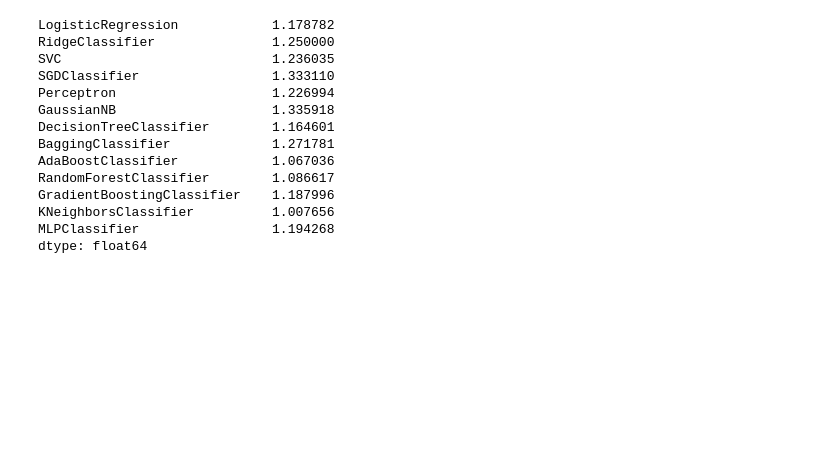
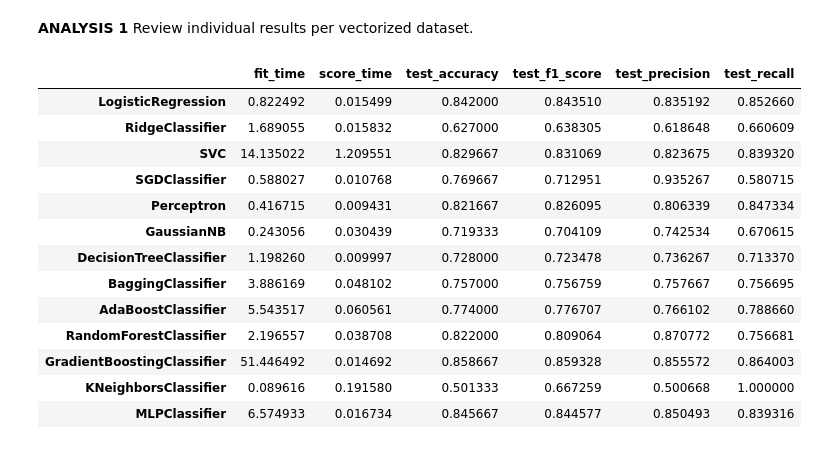
Before and after one commit to yvonne-yiqin-zhang/GPT_Generated_Text_Detection, a Jupyter notebook: result_analysis.ipynb, the cells around one changed output. Cells and saved outputs as stored; diff of their text form; code cells hidden in the pictures; blank space fills up the shorter version.

Commit message:
rerun all models and summarize results

```diff
--- a/result_analysis.ipynb
+++ b/result_analysis.ipynb
@@ -1,5 +9,2 @@
 # %%
 import pandas as pd
-# %%
-name = "./old_train_results/Exp_result-vector_3000_bow-2023-09-17_19-cv=3.log"
-bow_cv3 = pd.read_csv(name, delimiter="\s+")
@@ -23,17 +11,14 @@ bow_cv3
-# %%
-bow_cv3['train_accuracy'] / bow_cv3['test_accuracy']
-# %% [output]
-LogisticRegression            1.178782
-RidgeClassifier               1.250000
-SVC                           1.236035
-SGDClassifier                 1.333110
-Perceptron                    1.226994
-GaussianNB                    1.335918
-DecisionTreeClassifier        1.164601
-BaggingClassifier             1.271781
-AdaBoostClassifier            1.067036
-RandomForestClassifier        1.086617
-GradientBoostingClassifier    1.187996
-KNeighborsClassifier          1.007656
-MLPClassifier                 1.194268
-dtype: float64
+# %%
+def load_exp_result(vectors, cvs):
+    """load all training results"""
+    train_results = {}
+    for v in vectors:
+        for c in cvs:
+            directory = f"./experiment_results/Exp_result-vector_3000_{v}-cv={c}.log"
+            name = f"{v}-cv={c}"
+            train_results[name] = pd.read_csv(directory, delimiter="\s+")
+    return train_results
+
+vectors_name = ['bow', 'sbert', 'sent2vec', 'tfidf']
+cvs = [3, 5, 8]
+train_results = load_exp_result(vectors_name, cvs)
@@ -39,0 +41,20 @@ dtype: float64
+# %% [markdown]
+**ANALYSIS 1** Review individual results per vectorized dataset.
+# %%
+columns = ['fit_time', 'score_time', 'test_accuracy', 'test_f1_score', 'test_precision', 'test_recall']
+train_results['bow-cv=8'][columns].style.background_gradient(cmap="Blues")
+# %% [output]
+|  | fit_time | score_time | test_accuracy | test_f1_score | test_precision | test_recall |
+| LogisticRegression | 0.822492 | 0.015499 | 0.842000 | 0.843510 | 0.835192 | 0.852660 |
+| RidgeClassifier | 1.689055 | 0.015832 | 0.627000 | 0.638305 | 0.618648 | 0.660609 |
+| SVC | 14.135022 | 1.209551 | 0.829667 | 0.831069 | 0.823675 | 0.839320 |
+| SGDClassifier | 0.588027 | 0.010768 | 0.769667 | 0.712951 | 0.935267 | 0.580715 |
+| Perceptron | 0.416715 | 0.009431 | 0.821667 | 0.826095 | 0.806339 | 0.847334 |
+| GaussianNB | 0.243056 | 0.030439 | 0.719333 | 0.704109 | 0.742534 | 0.670615 |
+| DecisionTreeClassifier | 1.198260 | 0.009997 | 0.728000 | 0.723478 | 0.736267 | 0.713370 |
+| BaggingClassifier | 3.886169 | 0.048102 | 0.757000 | 0.756759 | 0.757667 | 0.756695 |
+| AdaBoostClassifier | 5.543517 | 0.060561 | 0.774000 | 0.776707 | 0.766102 | 0.788660 |
+| RandomForestClassifier | 2.196557 | 0.038708 | 0.822000 | 0.809064 | 0.870772 | 0.756681 |
+| GradientBoostingClassifier | 51.446492 | 0.014692 | 0.858667 | 0.859328 | 0.855572 | 0.864003 |
+| KNeighborsClassifier | 0.089616 | 0.191580 | 0.501333 | 0.667259 | 0.500668 | 1.000000 |
+| MLPClassifier | 6.574933 | 0.016734 | 0.845667 | 0.844577 | 0.850493 | 0.839316 |
```
Also changed, not shown: parts of 19 cells of this notebook, 35 other files.
